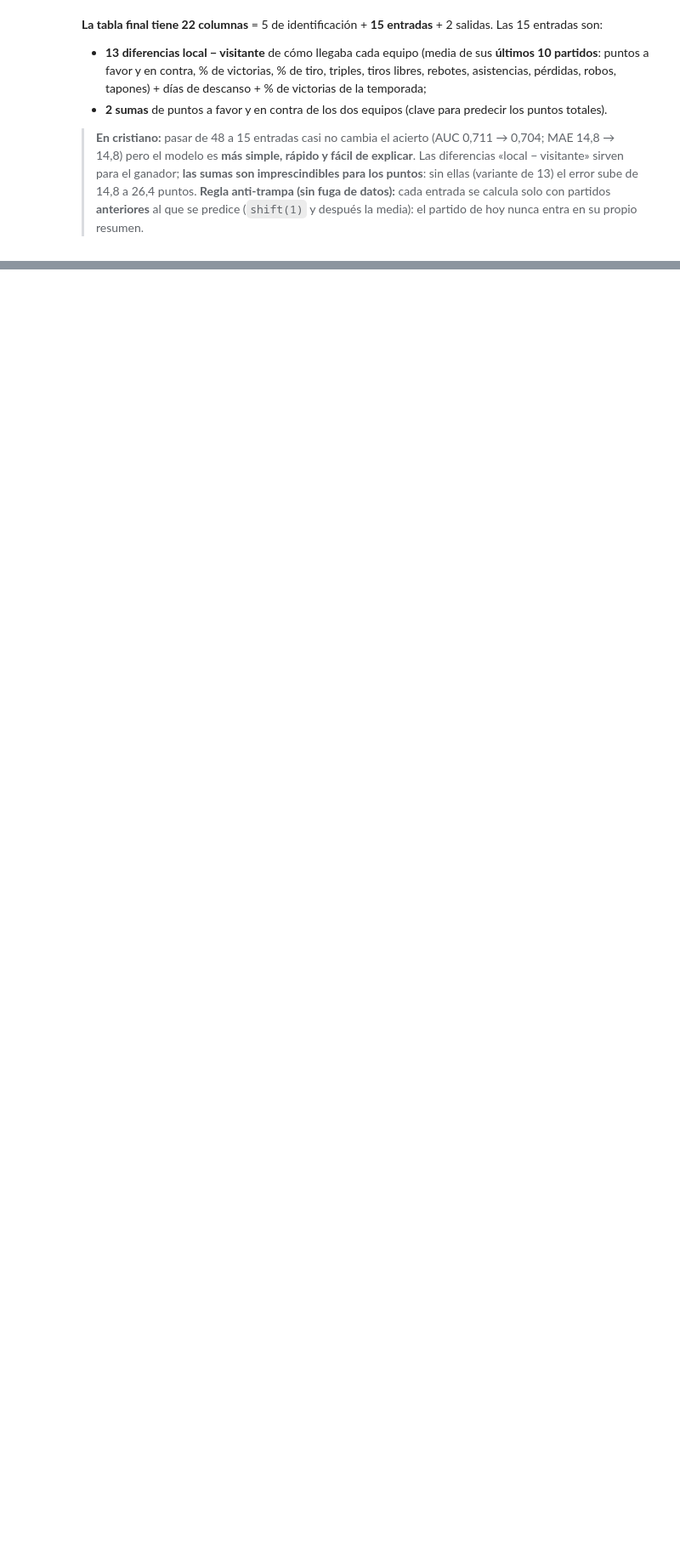
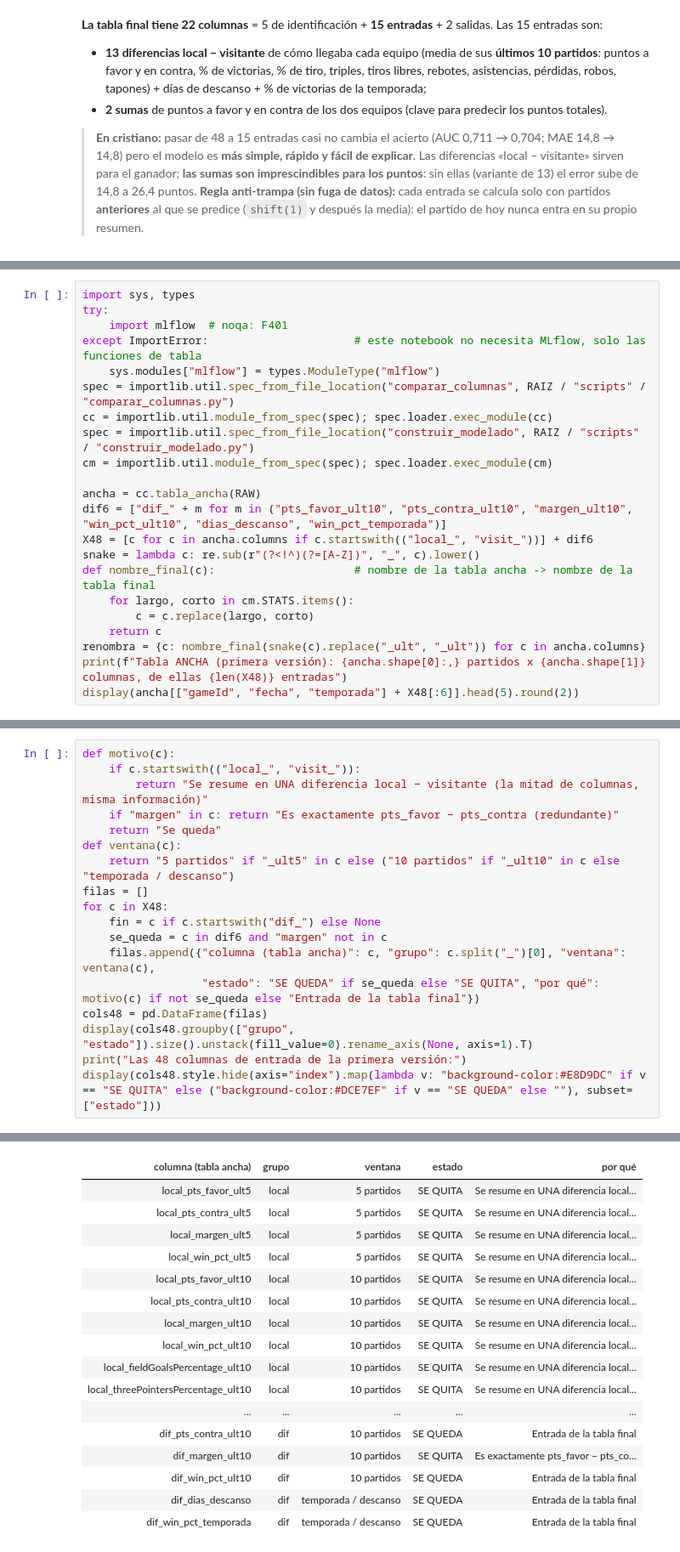
Before and after one commit to aimardf/proyecto-nba-bigdata-ia, a Jupyter notebook: notebooks/HoopMind_progreso_entrega2.ipynb, the cells around one changed output, grey strips where cells are left out. Shown at 85% size. Drawn from its saved outputs; the diff is of its cells as text; blank space fills up the shorter version.

```diff
--- a/notebooks/HoopMind_progreso_entrega2.ipynb
+++ b/notebooks/HoopMind_progreso_entrega2.ipynb
@@ -309,0 +314,22 @@ plt.tight_layout(); plt.show()
+# %%
+import sys, types
+try:
+    import mlflow  # noqa: F401
+except ImportError:                      # este notebook no necesita MLflow, solo las funciones de tabla
+    sys.modules["mlflow"] = types.ModuleType("mlflow")
+spec = importlib.util.spec_from_file_location("comparar_columnas", RAIZ / "scripts" / "comparar_columnas.py")
+cc = importlib.util.module_from_spec(spec); spec.loader.exec_module(cc)
+spec = importlib.util.spec_from_file_location("construir_modelado", RAIZ / "scripts" / "construir_modelado.py")
+cm = importlib.util.module_from_spec(spec); spec.loader.exec_module(cm)
+
+ancha = cc.tabla_ancha(RAW)
+dif6 = ["dif_" + m for m in ("pts_favor_ult10", "pts_contra_ult10", "margen_ult10", "win_pct_ult10", "dias_descanso", "win_pct_temporada")]
+X48 = [c for c in ancha.columns if c.startswith(("local_", "visit_"))] + dif6
+snake = lambda c: re.sub(r"(?<!^)(?=[A-Z])", "_", c).lower()
+def nombre_final(c):                     # nombre de la tabla ancha -> nombre de la tabla final
+    for largo, corto in cm.STATS.items():
+        c = c.replace(largo, corto)
+    return c
+renombra = {c: nombre_final(snake(c).replace("_ult", "_ult")) for c in ancha.columns}
+print(f"Tabla ANCHA (primera versión): {ancha.shape[0]:,} partidos x {ancha.shape[1]} columnas, de ellas {len(X48)} entradas")
+display(ancha[["gameId", "fecha", "temporada"] + X48[:6]].head(5).round(2))
@@ -309,0 +344,19 @@ plt.tight_layout(); plt.show()
+# %%
+def motivo(c):
+    if c.startswith(("local_", "visit_")):
+        return "Se resume en UNA diferencia local − visitante (la mitad de columnas, misma información)"
+    if "margen" in c: return "Es exactamente pts_favor − pts_contra (redundante)"
+    return "Se queda"
+def ventana(c):
+    return "5 partidos" if "_ult5" in c else ("10 partidos" if "_ult10" in c else "temporada / descanso")
+filas = []
+for c in X48:
+    fin = c if c.startswith("dif_") else None
+    se_queda = c in dif6 and "margen" not in c
+    filas.append({"columna (tabla ancha)": c, "grupo": c.split("_")[0], "ventana": ventana(c),
+                  "estado": "SE QUEDA" if se_queda else "SE QUITA", "por qué": motivo(c) if not se_queda else "Entrada de la tabla final"})
+cols48 = pd.DataFrame(filas)
+display(cols48.groupby(["grupo", "estado"]).size().unstack(fill_value=0).rename_axis(None, axis=1).T)
+print("Las 48 columnas de entrada de la primera versión:")
+display(cols48.style.hide(axis="index").map(lambda v: "background-color:#E8D9DC" if v == "SE QUITA" else ("background-color:#DCE7EF" if v == "SE QUEDA" else ""), subset=["estado"]))
+# %% [output]
@@ -309,0 +367,17 @@ plt.tight_layout(); plt.show()
+| columna (tabla ancha) | grupo | ventana | estado | por qué |
+| local_pts_favor_ult5 | local | 5 partidos | SE QUITA | Se resume en UNA diferencia local... |
+| local_pts_contra_ult5 | local | 5 partidos | SE QUITA | Se resume en UNA diferencia local... |
+| local_margen_ult5 | local | 5 partidos | SE QUITA | Se resume en UNA diferencia local... |
+| local_win_pct_ult5 | local | 5 partidos | SE QUITA | Se resume en UNA diferencia local... |
+| local_pts_favor_ult10 | local | 10 partidos | SE QUITA | Se resume en UNA diferencia local... |
+| local_pts_contra_ult10 | local | 10 partidos | SE QUITA | Se resume en UNA diferencia local... |
+| local_margen_ult10 | local | 10 partidos | SE QUITA | Se resume en UNA diferencia local... |
+| local_win_pct_ult10 | local | 10 partidos | SE QUITA | Se resume en UNA diferencia local... |
+| local_fieldGoalsPercentage_ult10 | local | 10 partidos | SE QUITA | Se resume en UNA diferencia local... |
+| local_threePointersPercentage_ult10 | local | 10 partidos | SE QUITA | Se resume en UNA diferencia local... |
+| ... | ... | ... | ... | ... |
+| dif_pts_contra_ult10 | dif | 10 partidos | SE QUEDA | Entrada de la tabla final |
+| dif_margen_ult10 | dif | 10 partidos | SE QUITA | Es exactamente pts_favor − pts_co... |
+| dif_win_pct_ult10 | dif | 10 partidos | SE QUEDA | Entrada de la tabla final |
+| dif_dias_descanso | dif | temporada / descanso | SE QUEDA | Entrada de la tabla final |
+| dif_win_pct_temporada | dif | temporada / descanso | SE QUEDA | Entrada de la tabla final |
```
Also changed, not shown: parts of 10 cells of this notebook, 1 other file.
